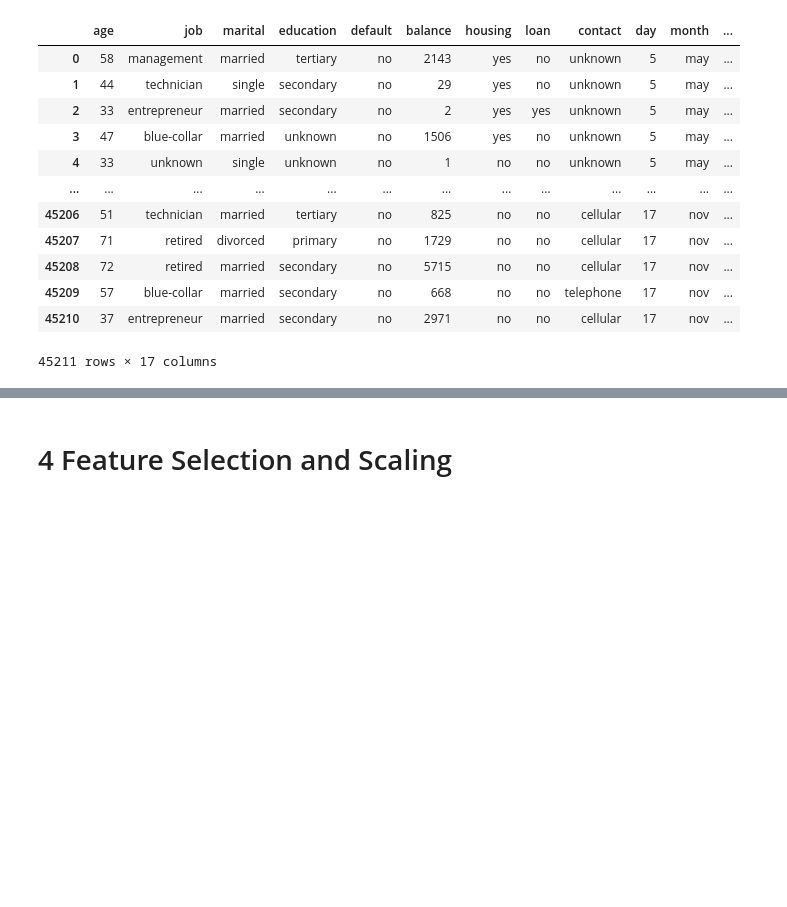
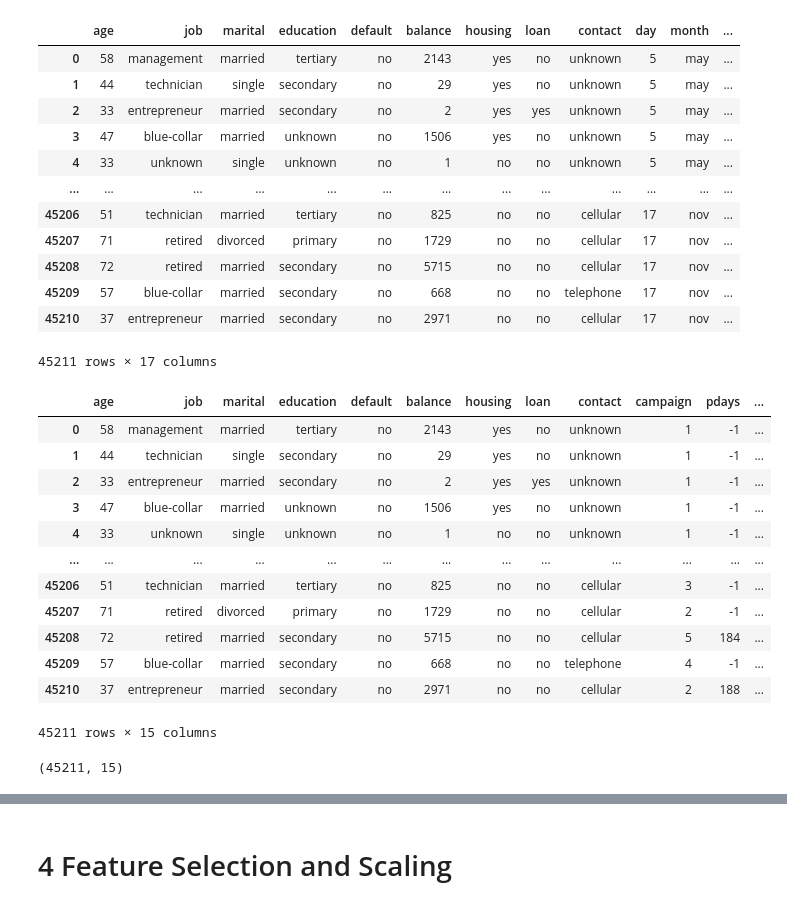
Before and after one commit to EmaTran/CSIS3290_GroupProject, a Jupyter notebook: MiniProject2/CSIS3290_MiniProject2.ipynb, the cells around one changed output, grey strips where cells are left out. Saved outputs shown, nothing was run; the diff lists cells and outputs as text; code cells hidden in the pictures; blank space fills up the shorter version.

```diff
--- a/MiniProject2/CSIS3290_MiniProject2.ipynb
+++ b/MiniProject2/CSIS3290_MiniProject2.ipynb
@@ -62,12 +66,35 @@ df2
 45211 rows × 17 columns
 # %%
 # dropping duration as suggested by the documentation
-df.drop('duration', axis=1, inplace=True)
+df2.drop('duration', axis=1, inplace=True)
 
-last_date = "18 Nov, 2010" # assume the analysis date
-dt_1 = dt.strptime(last_date, "%d %b, %Y")
-df['month'] = df['month'].apply(lambda x: x.capitalize())
-df['date'] = df['day'].astype(str) + " " + df['month'] + ", 2010"
-
-df['last_contact'] = df['date'].apply(lambda x: (dt_1 - dt.strptime(x, "%d %b, %Y")).days)
-df.drop(columns={'day', 'date', 'month'}, axis=1, inplace=True)
+#Convert the two-column time to a column containing the number of days till the last day of campaing
+last_date = "18 Nov, 2010" # assume the analysis date was nov 18th 2010.
+dt_1 = dt.strptime(last_date, "%d %b, %Y") #change it to datetime
+#Convert month first letter to upper case
+df2['month'] = df2['month'].apply(lambda x: x.capitalize())
+df2['date'] = df2['day'].astype(str) + " " + df2['month'] + ", 2010"
+#Calculate duration between two dates
+df2['last_contact'] = df2['date'].apply(lambda x: (dt_1 - dt.strptime(x, "%d %b, %Y")).days)
+#drop unacessary columns
+df2.drop(columns={'day', 'date', 'month'}, axis=1, inplace=True)
+# %%
+df2
+# %% [output]
+|  | age | job | marital | education | default | balance | housing | loan | contact | campaign | pdays | ... |
+| 0 | 58 | management | married | tertiary | no | 2143 | yes | no | unknown | 1 | -1 | ... |
+| 1 | 44 | technician | single | secondary | no | 29 | yes | no | unknown | 1 | -1 | ... |
+| 2 | 33 | entrepreneur | married | secondary | no | 2 | yes | yes | unknown | 1 | -1 | ... |
+| 3 | 47 | blue-collar | married | unknown | no | 1506 | yes | no | unknown | 1 | -1 | ... |
+| 4 | 33 | unknown | single | unknown | no | 1 | no | no | unknown | 1 | -1 | ... |
+| ... | ... | ... | ... | ... | ... | ... | ... | ... | ... | ... | ... | ... |
+| 45206 | 51 | technician | married | tertiary | no | 825 | no | no | cellular | 3 | -1 | ... |
+| 45207 | 71 | retired | divorced | primary | no | 1729 | no | no | cellular | 2 | -1 | ... |
+| 45208 | 72 | retired | married | secondary | no | 5715 | no | no | cellular | 5 | 184 | ... |
+| 45209 | 57 | blue-collar | married | secondary | no | 668 | no | no | telephone | 4 | -1 | ... |
+| 45210 | 37 | entrepreneur | married | secondary | no | 2971 | no | no | cellular | 2 | 188 | ... |
+45211 rows × 15 columns
+# %%
+df2.shape
+# %% [output]
+(45211, 15)
```
Also changed, not shown: parts of 5 cells of this notebook.
